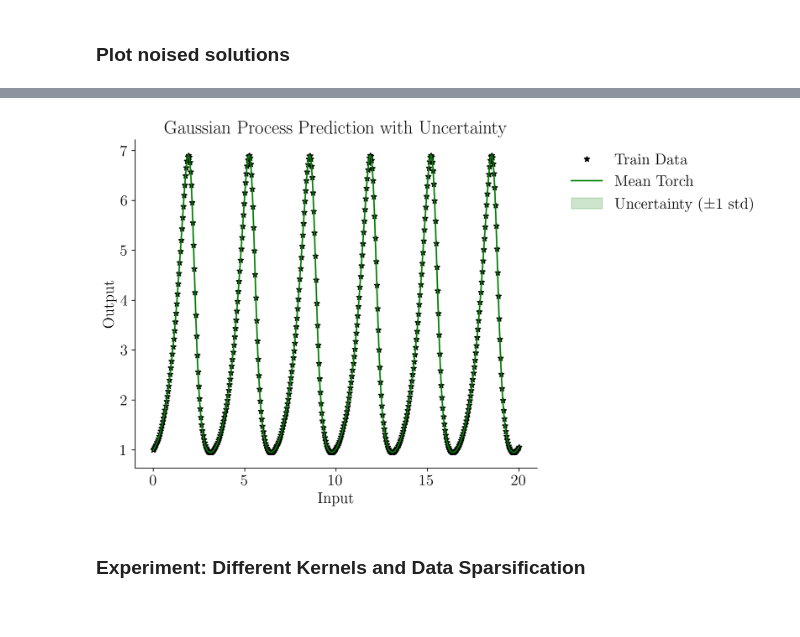
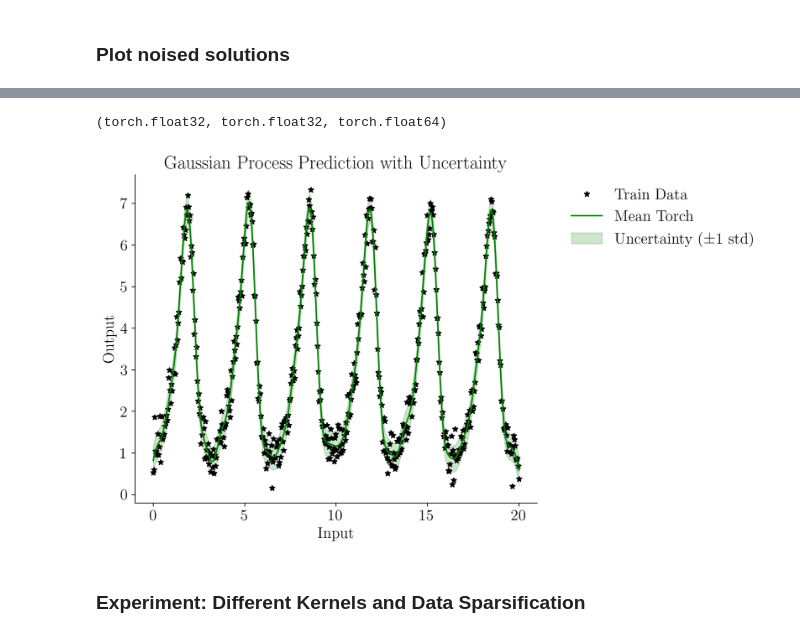
Before and after one commit to Anthony50102/GP-BayesOpInf, a Jupyter notebook: models/lotkavolterra2.ipynb, the cells around one changed output, grey strips where cells are left out. Saved outputs shown, nothing was run; the diff lists cells and outputs as text; code cells hidden in the pictures.

```diff
--- a/models/lotkavolterra2.ipynb
+++ b/models/lotkavolterra2.ipynb
@@ -100,43 +113,45 @@ def train(model, likelihood, train_x, train_y, training_iter=50):
         # ))
         optimizer.step()
 # %%
-# predator, prey = torch.from_numpy(lotkavolterra.noise(solution, 0.10)[0]).float(), torch.from_numpy(lotkavolterra.noise(solution, 0.10)[1]).float()
-predator, prey = torch.from_numpy(solution[0]).float(), torch.from_numpy(lotkavolterra.noise(solution, 0.10)[1]).float()
+predator_noisy, prey_noisy = torch.from_numpy(lotkavolterra.noise(solution, 0.10)[0]).float(), torch.from_numpy(lotkavolterra.noise(solution, 0.10)[1]).float()
+# predator, prey = torch.from_numpy(solution[0]).float(), torch.from_numpy(lotkavolterra.noise(solution, 0.10)[1]).float()
 
-t = torch.from_numpy(t)
+torch_t = torch.from_numpy(t)
+predator_noisy.dtype, prey_noisy.dtype, torch_t.dtype
+# %% [output]
+(torch.float32, torch.float32, torch.float64)
 # %%
 # Assuming time_domains_sampled[0] and snapshots_sampled[0] are numpy arrays
 likelihood = GaussianLikelihood()
 # Convert numpy arrays to float32 tensors:
 
 torch_gp = ExactGPModel(
-    t, predator, likelihood,
+    torch_t, predator_noisy, likelihood,
 )
 
-train(torch_gp, likelihood, t, predator, training_iter=1000)
+train(torch_gp, likelihood, torch_t, predator_noisy, training_iter=1000)
 # %%
 torch_gp.eval()
 with torch.no_grad():
-    # Convert to float32
-    y = torch_gp(t)
+    y = torch_gp(torch_t)
     ly = likelihood(y)
     mean_ly = ly.mean
     std_ly = ly.stddev
 # %%
 plt.figure(figsize=(10, 6))
-plt.plot(t, predator, 'k*', label='Train Data')
+plt.plot(t, predator_noisy, 'k*', label='Train Data')
 plt.plot(t, mean_ly, 'g-', label='Mean Torch')
 plt.fill_between(t, mean_ly - std_ly, mean_ly + std_ly, color='green', alpha=.2, label='Uncertainty (±1 std)')
 plt.xlabel('Input')
 plt.ylabel('Output')
 plt.title('Gaussian Process Prediction with Uncertainty')
 
 # Move the legend outside the plot
 plt.legend(bbox_to_anchor=(1.05, 1), loc='upper left')
 plt.tight_layout()  # Adjust layout to accommodate the external legend
 plt.show()
 # %% [output]
-[figure, old version]
+[figure, new version]
 # %% [markdown]
 ### Experiment: Different Kernels and Data Sparsification
 # %%
```
Also changed, not shown: parts of 7 cells of this notebook, 1 other file.
